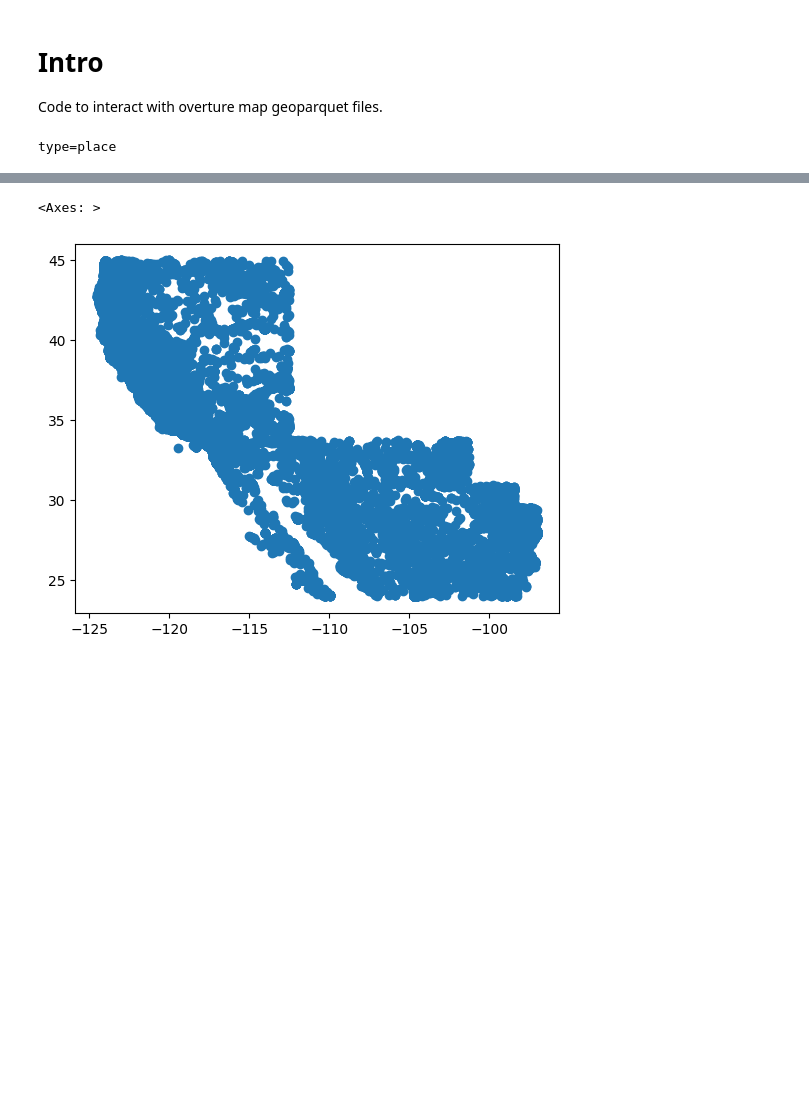
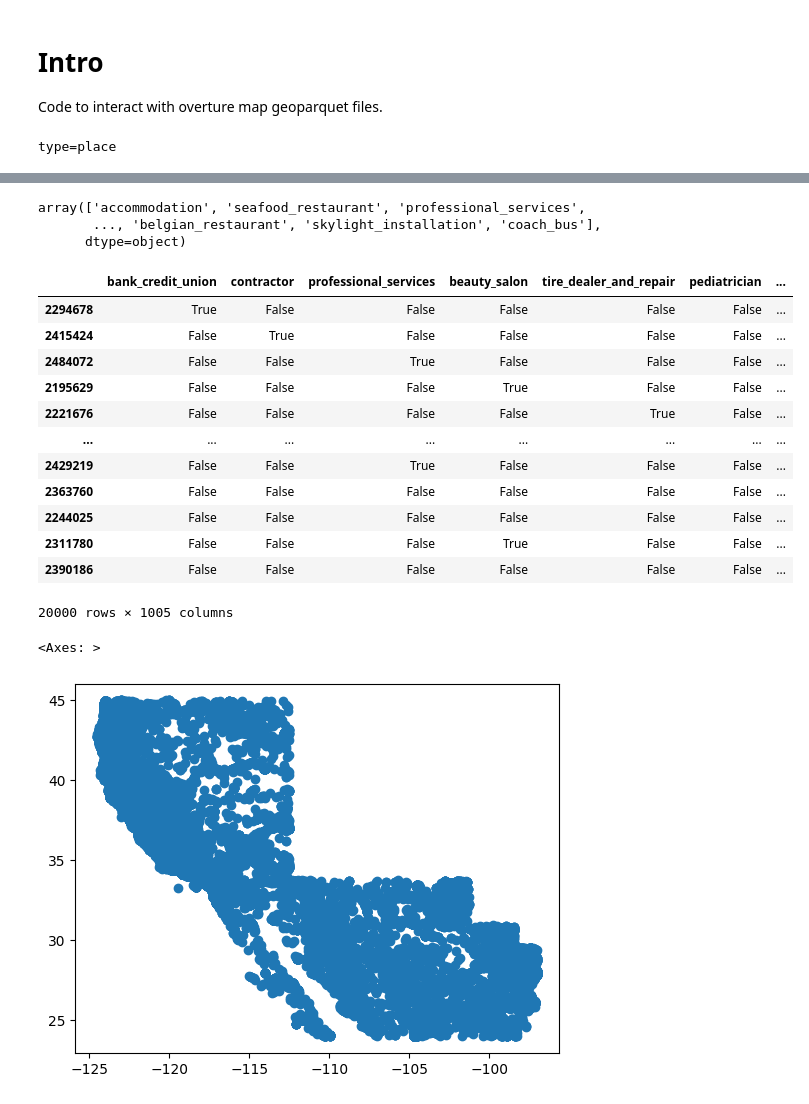
Before and after one commit to easierdata/geohash-cid, a Jupyter notebook: notebooks/data_processing/overturemap_parquet.ipynb, the cells around one changed output, grey strips where cells are left out. Cells and saved outputs as stored; diff of their text form; code cells hidden in the pictures; blank space fills up the shorter version.

```diff
--- a/notebooks/data_processing/overturemap_parquet.ipynb
+++ b/notebooks/data_processing/overturemap_parquet.ipynb
@@ -24,0 +33,2 @@ gdf = gdf.cx[-125:-66, 24:50]
+# %%
+df = gdf.sample(20000)
@@ -24,0 +49,33 @@ gdf = gdf.cx[-125:-66, 24:50]
+# %%
+gdf.main_cat.unique()
+# %% [output]
+array(['accommodation', 'seafood_restaurant', 'professional_services',
+       ..., 'belgian_restaurant', 'skylight_installation', 'coach_bus'],
+      dtype=object)
+# %%
+def extract_and_mark(row):
+    # Start with the 'main' field
+    result = {row['main']: True}
+    # # Check if 'alternate' exists and is not None, then add them too
+    # if row['alternate'] is not None:
+    #     result.update({alt: True for alt in row['alternate']})
+    return pd.Series(result)
+
+# Apply the function and fill NaN with False
+new_cols_df = df['categories'].apply(extract_and_mark).fillna(False)
+# %%
+new_cols_df
+# %% [output]
+|  | bank_credit_union | contractor | professional_services | beauty_salon | tire_dealer_and_repair | pediatrician | ... |
+| 2294678 | True | False | False | False | False | False | ... |
+| 2415424 | False | True | False | False | False | False | ... |
+| 2484072 | False | False | True | False | False | False | ... |
+| 2195629 | False | False | False | True | False | False | ... |
+| 2221676 | False | False | False | False | True | False | ... |
+| ... | ... | ... | ... | ... | ... | ... | ... |
+| 2429219 | False | False | True | False | False | False | ... |
+| 2363760 | False | False | False | False | False | False | ... |
+| 2244025 | False | False | False | False | False | False | ... |
+| 2311780 | False | False | False | True | False | False | ... |
+| 2390186 | False | False | False | False | False | False | ... |
+20000 rows × 1005 columns
```
Also changed, not shown: parts of 10 cells of this notebook, 4 other files.
